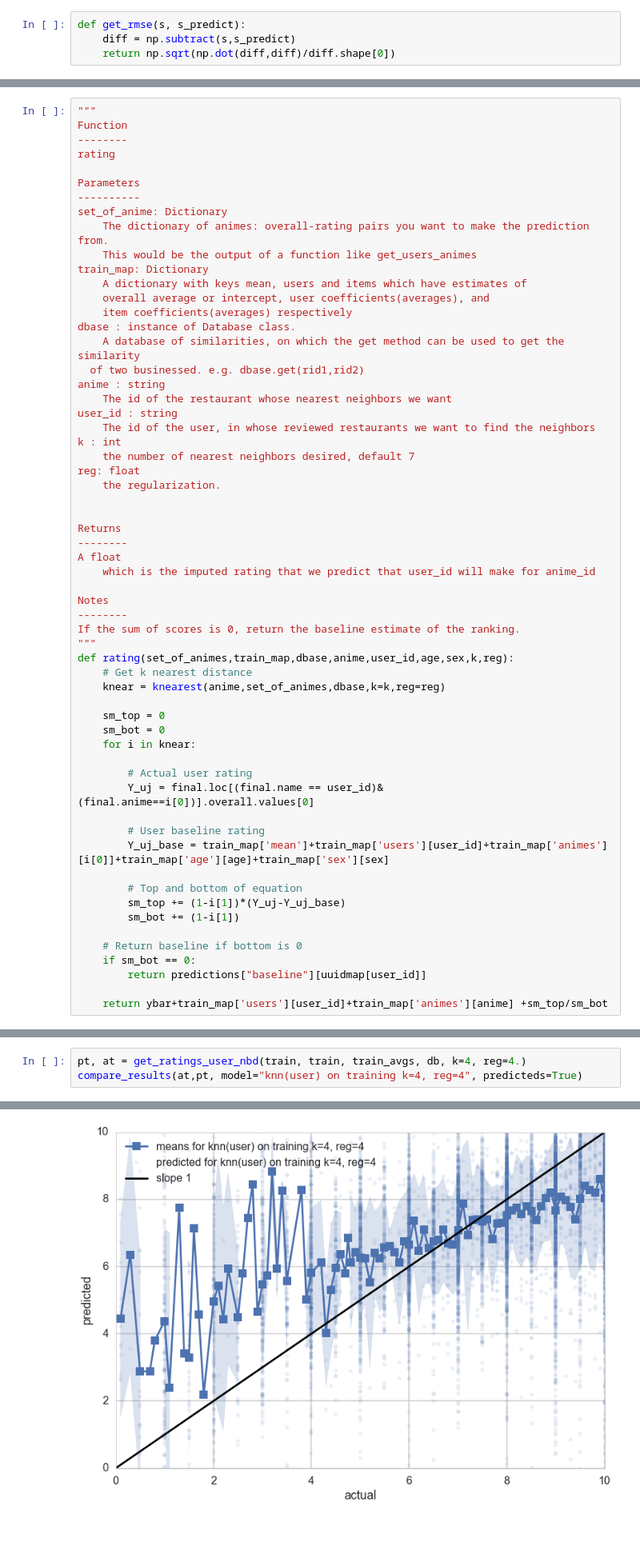
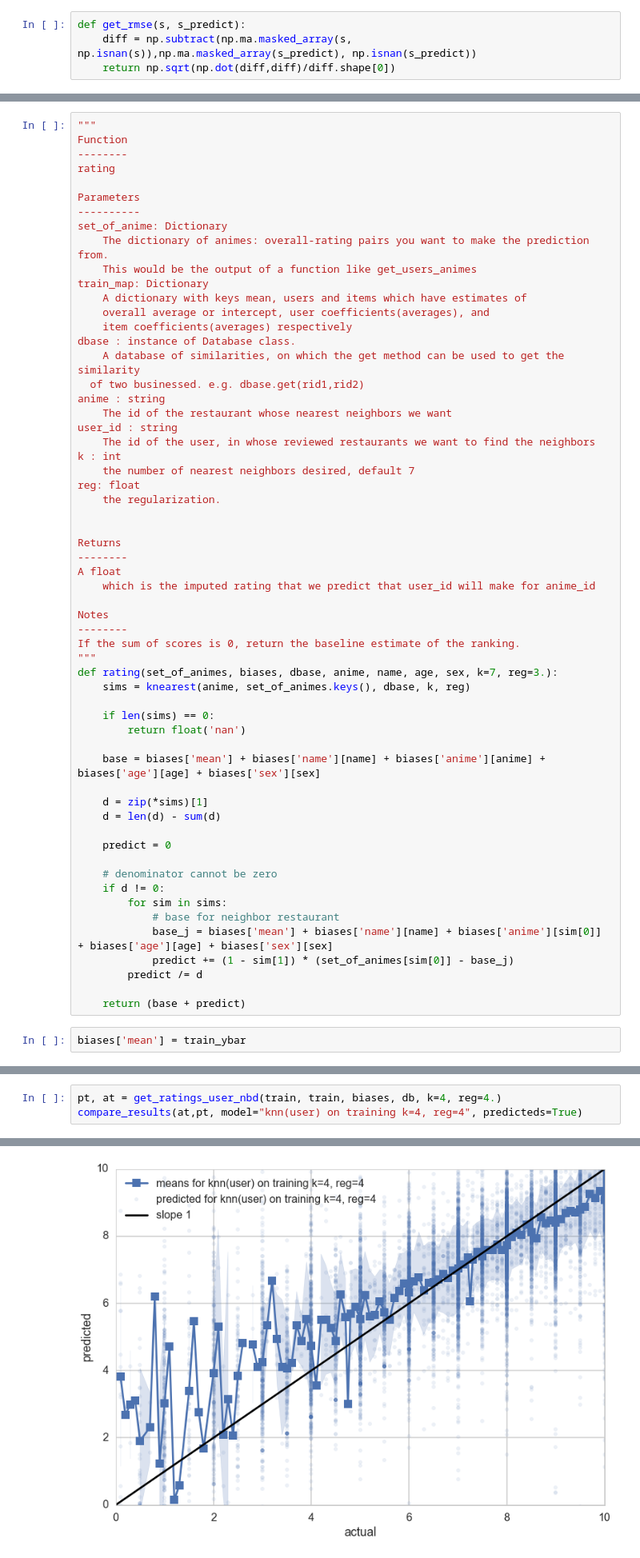
Before and after one commit to xjgege/vulpix, a Jupyter notebook: analysis/Reviews Regression.ipynb, the cells around one changed output, grey strips where cells are left out. Shown at 80% size. Cells and saved outputs as stored; diff of their text form; blank space fills up the shorter version.

```diff
--- a/analysis/Reviews Regression.ipynb
+++ b/analysis/Reviews Regression.ipynb
@@ -160,7 +160,7 @@ val_ibias = [biases['anime'][anime] for anime in validate.anime]
 predictions_valid["baseline"] = [train_ybar + u + i for u, i in zip(val_ubias, val_ibias)]
 # %%
 def get_rmse(s, s_predict):
-    diff = np.subtract(s,s_predict)
+    diff = np.subtract(np.ma.masked_array(s, np.isnan(s)),np.ma.masked_array(s_predict), np.isnan(s_predict))
     return np.sqrt(np.dot(diff,diff)/diff.shape[0])
 # %%
 def compare_results(stars_actual, stars_predicted, ylow=0, yhigh=10, model="", predicteds=False, onsame=False, axis=False):
@@ -512,29 +444,30 @@ Notes
 --------
 If the sum of scores is 0, return the baseline estimate of the ranking.
 """
-def rating(set_of_animes,train_map,dbase,anime,user_id,age,sex,k,reg):
-    # Get k nearest distance
-    knear = knearest(anime,set_of_animes,dbase,k=k,reg=reg)
+def rating(set_of_animes, biases, dbase, anime, name, age, sex, k=7, reg=3.):
+    sims = knearest(anime, set_of_animes.keys(), dbase, k, reg)
 
-    sm_top = 0
-    sm_bot = 0
-    for i in knear:
+    if len(sims) == 0:
+        return float('nan')
 
-        # Actual user rating
-        Y_uj = final.loc[(final.name == user_id)&(final.anime==i[0])].overall.values[0]
+    base = biases['mean'] + biases['name'][name] + biases['anime'][anime] + biases['age'][age] + biases['sex'][sex]
 
-        # User baseline rating
-        Y_uj_base = train_map['mean']+train_map['users'][user_id]+train_map['animes'][i[0]]+train_map['age'][age]+train_map['sex'][sex]
+    d = zip(*sims)[1]
+    d = len(d) - sum(d)
 
-        # Top and bottom of equation
-        sm_top += (1-i[1])*(Y_uj-Y_uj_base)
-        sm_bot += (1-i[1])
+    predict = 0
 
-    # Return baseline if bottom is 0
-    if sm_bot == 0:
-        return predictions["baseline"][uuidmap[user_id]]
+    # denominator cannot be zero
+    if d != 0:
+        for sim in sims:
+            # base for neighbor restaurant
+            base_j = biases['mean'] + biases['name'][name] + biases['anime'][sim[0]] + biases['age'][age] + biases['sex'][sex]
+            predict += (1 - sim[1]) * (set_of_animes[sim[0]] - base_j)
+        predict /= d
 
-    return ybar+train_map['users'][user_id]+train_map['animes'][anime] +sm_top/sm_bot
+    return (base + predict)
+# %%
+biases['mean'] = train_ybar
 # %%
 trainuser=train.name.tolist()[0]
 testrest=test[test.name==trainuser].anime.values[0]
@@ -563,6 +496,6 @@ def get_ratings_user_nbd(indf, traindf, train_map, db, k=2, reg=3.):
         actuals.append(actual)
     return np.array(preds), np.array(actuals)
 # %%
-pt, at = get_ratings_user_nbd(train, train, train_avgs, db, k=4, reg=4.)
+pt, at = get_ratings_user_nbd(train, train, biases, db, k=4, reg=4.)
 compare_results(at,pt, model="knn(user) on training k=4, reg=4", predicteds=True)
 # %% [output]
@@ -571,4 +503,4 @@ RMSE for knn(user) on training k=4, reg=4 2.3749921239
-[figure, old version]
+[figure, new version]
 # %%
 rmsedict = dict()
 for k in np.arange(1,101,10):
```
Also changed, not shown: parts of 10 cells of this notebook.
